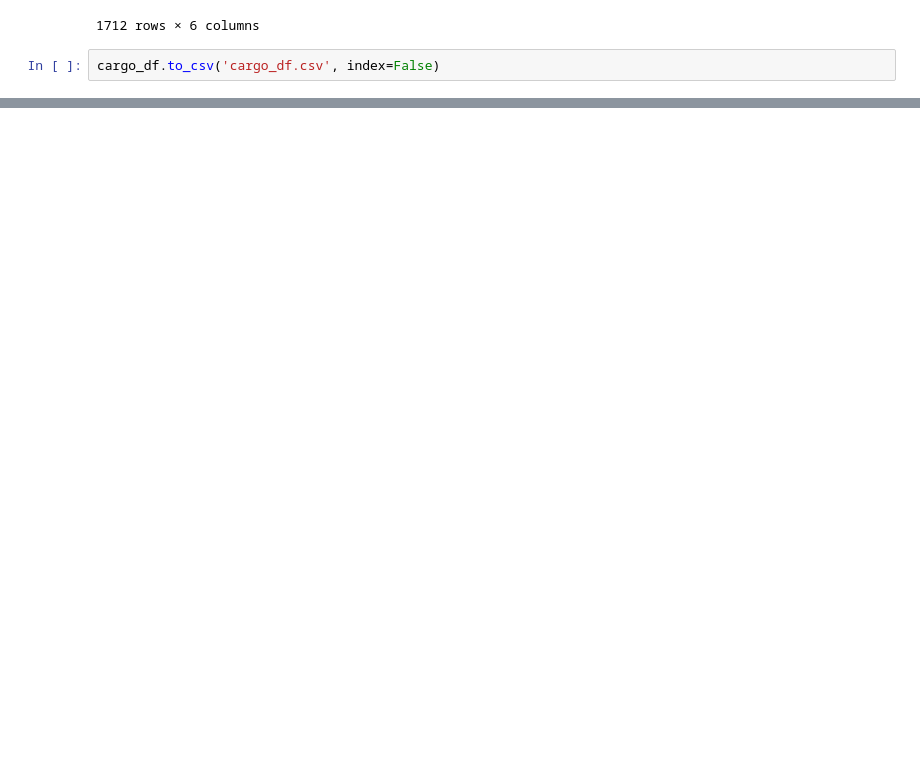
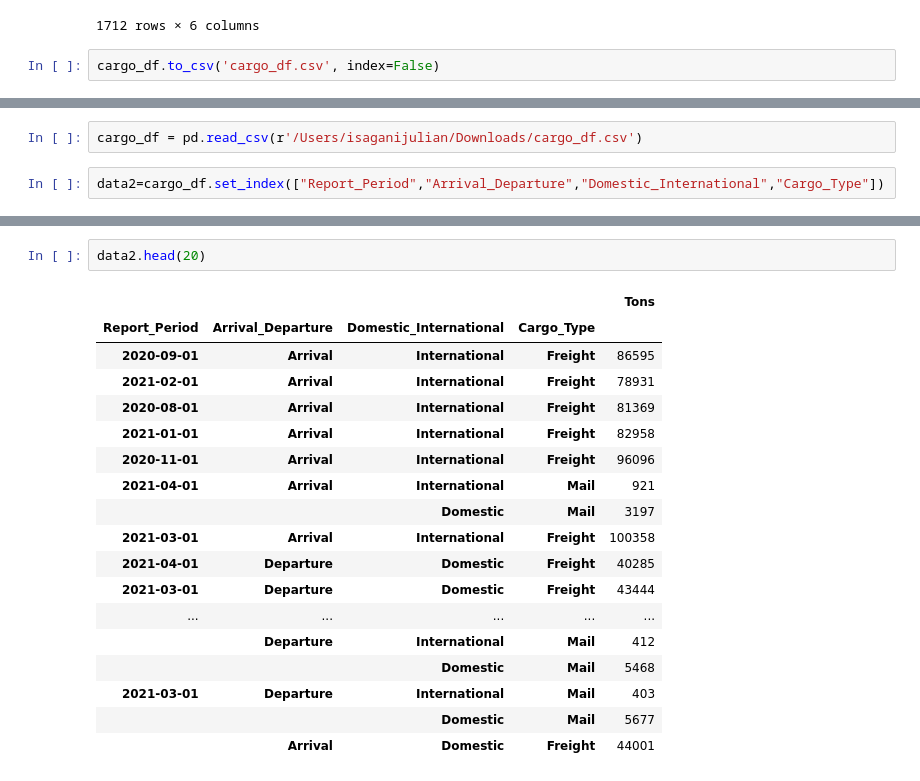
Before and after one commit to IsaganiJulian/LAX_Analysis, a Jupyter notebook: cargo/cargo.ipynb, the cells around one changed output, grey strips where cells are left out. Drawn from its saved outputs; the diff is of its cells as text; blank space fills up the shorter version.

```diff
--- a/cargo/cargo.ipynb
+++ b/cargo/cargo.ipynb
@@ -138,0 +264,4 @@ cargo_df.to_csv('cargo_df.csv', index=False)
+# %%
+cargo_df = pd.read_csv(r'/Users/isaganijulian/Downloads/cargo_df.csv')
+# %%
+data2=cargo_df.set_index(["Report_Period","Arrival_Departure","Domestic_International","Cargo_Type"])
@@ -138,0 +283,21 @@ cargo_df.to_csv('cargo_df.csv', index=False)
+# %%
+data2.head(20)
+# %% [output]
+|  |  |  |  | Tons |
+| Report_Period | Arrival_Departure | Domestic_International | Cargo_Type |  |
+| 2020-09-01 | Arrival | International | Freight | 86595 |
+| 2021-02-01 | Arrival | International | Freight | 78931 |
+| 2020-08-01 | Arrival | International | Freight | 81369 |
+| 2021-01-01 | Arrival | International | Freight | 82958 |
+| 2020-11-01 | Arrival | International | Freight | 96096 |
+| 2021-04-01 | Arrival | International | Mail | 921 |
+|  |  | Domestic | Mail | 3197 |
+| 2021-03-01 | Arrival | International | Freight | 100358 |
+| 2021-04-01 | Departure | Domestic | Freight | 40285 |
+| 2021-03-01 | Departure | Domestic | Freight | 43444 |
+| ... | ... | ... | ... | ... |
+|  | Departure | International | Mail | 412 |
+|  |  | Domestic | Mail | 5468 |
+| 2021-03-01 | Departure | International | Mail | 403 |
+|  |  | Domestic | Mail | 5677 |
+|  | Arrival | Domestic | Freight | 44001 |
```
Also changed, not shown: parts of 18 cells of this notebook, 1 other file.
